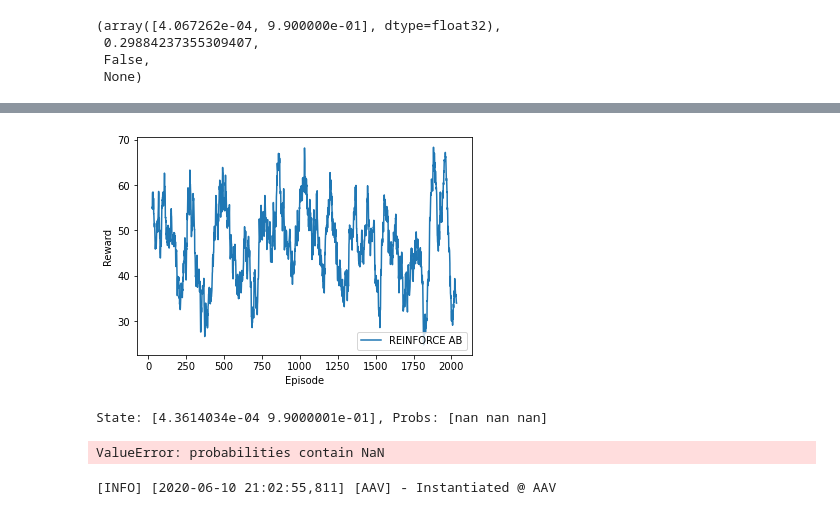
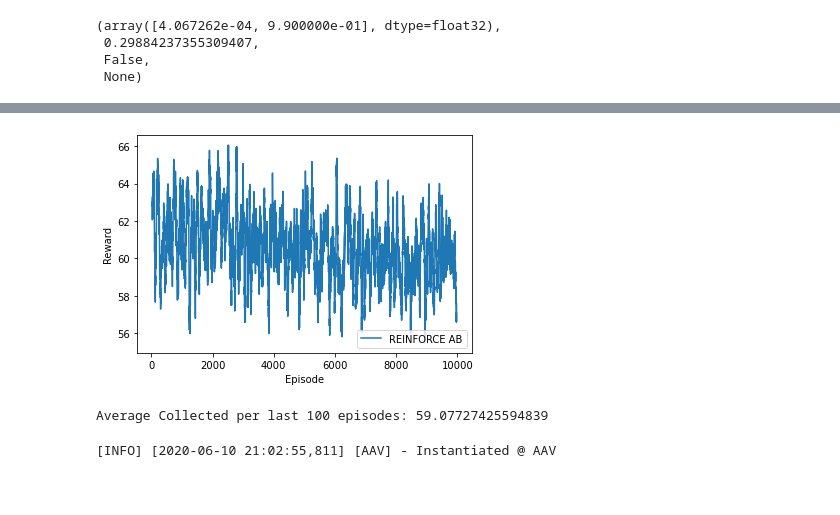
Before and after one commit to majkee15/credit_collections_rl, a Jupyter notebook: learning/notebooks/policy_gradient.ipynb, the cells around one changed output, grey strips where cells are left out. Cells and saved outputs as stored; diff of their text form; code cells hidden in the pictures; blank space fills up the shorter version.

```diff
--- a/learning/notebooks/policy_gradient.ipynb
+++ b/learning/notebooks/policy_gradient.ipynb
@@ -81,7 +81,7 @@ os.environ["CUDA_VISIBLE_DEVICES"] = "-1"
 actions_bins = np.array([0, 0.5, 1])
 n_actions = len(actions_bins)
 
-c_env = CollectionsEnv(continuous_reward=True)
+c_env = CollectionsEnv(reward_shaping='continuous')
 c_enva = DiscretizedActionWrapper(c_env, actions_bins)
 c_enva = StateNormalization(c_enva)
 # %% [output]
@@ -186,9 +186,9 @@ def run_experiment(experiment_name, env, num_episodes, reward_shaping=False, nor
             observation = next_observation
 
 # stop if enough collected
-        if np.mean(np.array(rewards)[-200:])>7 and len(rewards)>200:
-            print('Benchmark beaten!')
-            break
+#         if np.mean(np.array(rewards)[-200:])>7 and len(rewards)>200:
+#             print('Benchmark beaten!')
+#             break
 
     return all_episode_frames, agent
 # %%
@@ -396,13 +396,12 @@ _________________________________________________________________
 #                                            policy_learning_rate=policy_learning_rate, verbose=True, baseline=False)
 # %%
 policy_learning_rate = 10e-6
-num_episodes = 4000
+num_episodes = 10000
 _, basic_reinforce_policy_adaptive= run_experiment("REINFORCE AB", c_enva, num_episodes, reward_shaping=False,
                                            policy_learning_rate=policy_learning_rate, verbose=True, baseline='aav')
 # %% [output]
-[figure, old version]
+[figure, new version]
-State: [4.3614034e-04 9.9000001e-01], Probs: [nan nan nan]
+Average Collected per last 100 episodes: 59.07727425594839
-ValueError: probabilities contain NaN
 # %%
 #plt.plot(results['REINFORCE AB'])
 from dcc import AAV, Parameters
```
Also changed, not shown: parts of 2 cells of this notebook, 2 other files.
